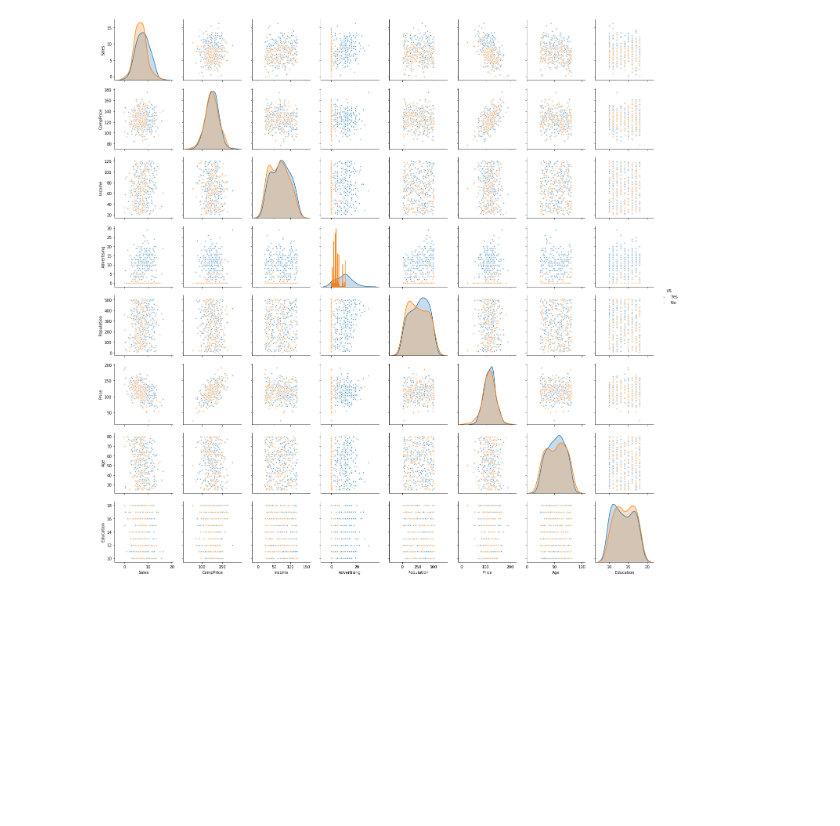
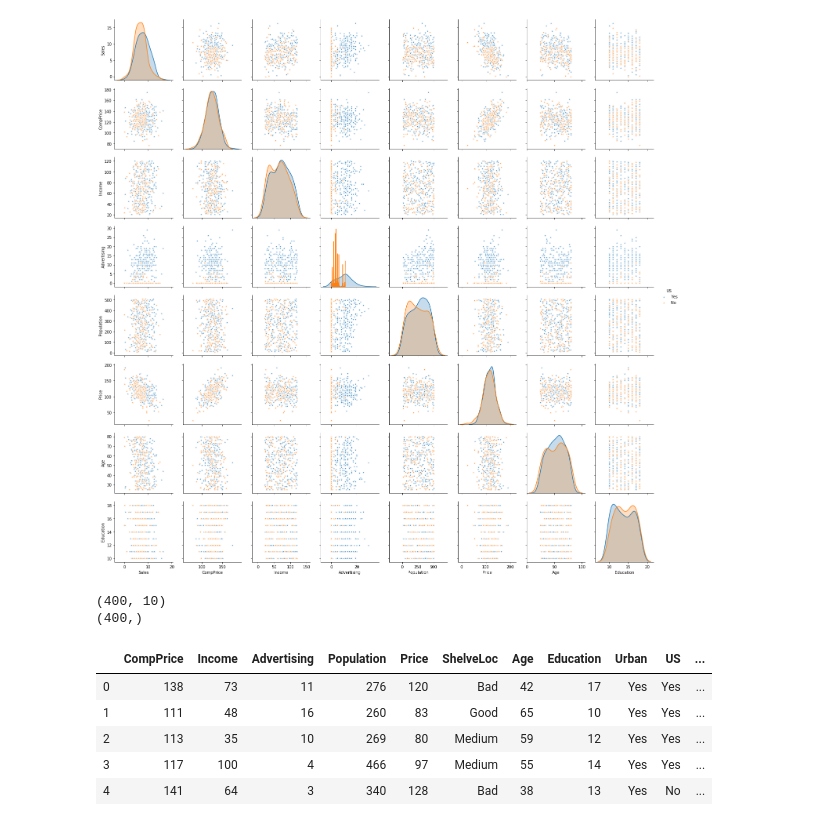
Before and after one commit to Tusharbagul/Machine-Learning, a Jupyter notebook: Decision Tree/CompanyData_DecisionTree.ipynb, the cells around one changed output. Saved outputs shown, nothing was run; the diff lists cells and outputs as text; code cells hidden in the pictures; blank space fills up the shorter version.

```diff
--- a/Decision Tree/CompanyData_DecisionTree.ipynb
+++ b/Decision Tree/CompanyData_DecisionTree.ipynb
@@ -72,3 +98,5 @@ sns.pairplot(df, hue='US', markers='*')
 # %% [output]
 <seaborn.axisgrid.PairGrid at 0x...>
 [figure]
+# %%
+X = df.drop('Sales', axis=1)
@@ -75,6 +105,25 @@ sns.pairplot(df, hue='US', markers='*')
+# %%
+print(X.shape)
+print(y.shape)
+# %% [output]
+(400, 10)
+(400,)
 # %%
 from sklearn.preprocessing import LabelEncoder
 # %%
-US_le = LabelEncoder()
-ShelveLoc_le = LabelEncoder()
-Urban_le = LabelEncoder()
+le_ShelveLoc = LabelEncoder()
+le_Urban = LabelEncoder()
+le_US = LabelEncoder()
+# %%
+X['ShelveLoc_n'] = le_ShelveLoc.fit_transform(X['ShelveLoc'])
+X['Urban_n'] = le_Urban.fit_transform(X['Urban'])
+X['US_n'] = le_US.fit_transform(X['US'])
+# %%
+X.head()
+# %% [output]
+|  | CompPrice | Income | Advertising | Population | Price | ShelveLoc | Age | Education | Urban | US | ... |
+| 0 | 138 | 73 | 11 | 276 | 120 | Bad | 42 | 17 | Yes | Yes | ... |
+| 1 | 111 | 48 | 16 | 260 | 83 | Good | 65 | 10 | Yes | Yes | ... |
+| 2 | 113 | 35 | 10 | 269 | 80 | Medium | 59 | 12 | Yes | Yes | ... |
+| 3 | 117 | 100 | 4 | 466 | 97 | Medium | 55 | 14 | Yes | Yes | ... |
+| 4 | 141 | 64 | 3 | 340 | 128 | Bad | 38 | 13 | Yes | No | ... |
```
Also changed, not shown: parts of 11 cells of this notebook.
